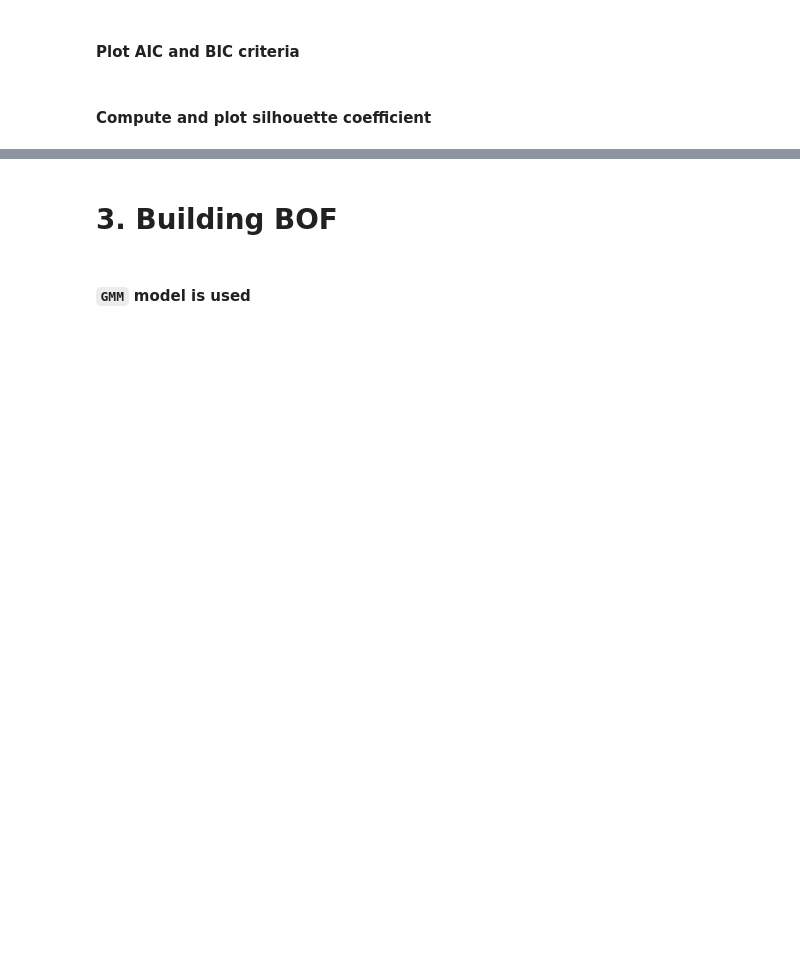
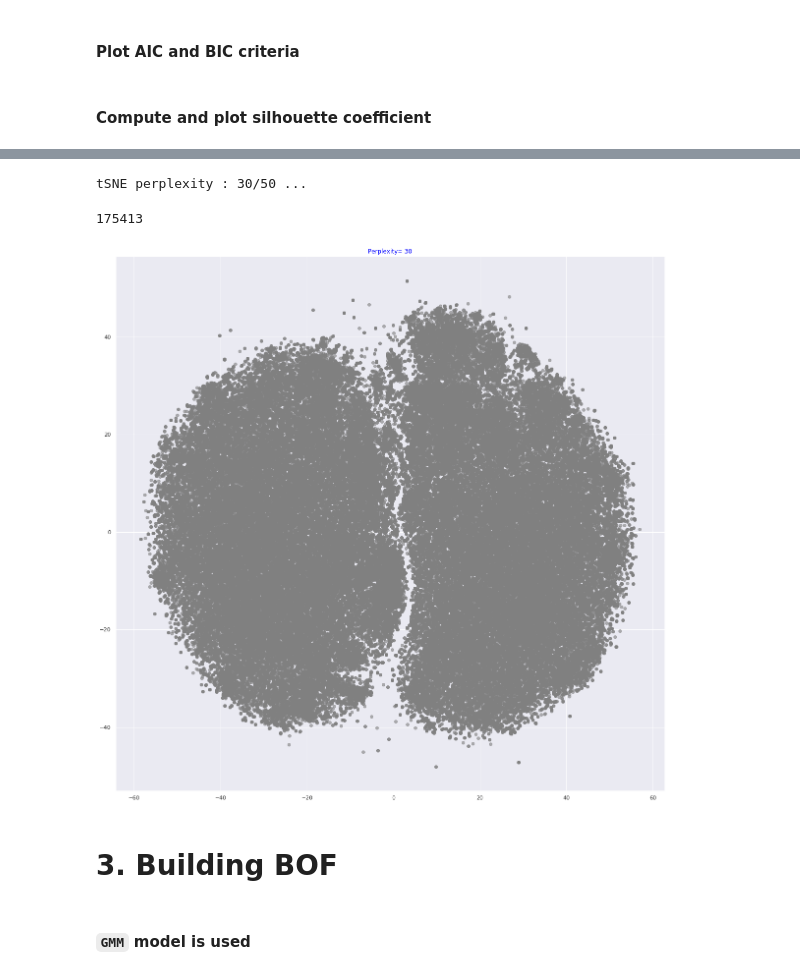
Before and after one commit to dataforcast/OC_Datascientist, a Jupyter notebook: P7/P7_ClusteringDescriptors.ipynb, the cells around one changed output, grey strips where cells are left out. Drawn from its saved outputs; the diff is of its cells as text; code cells hidden in the pictures; blank space fills up the shorter version.

Commit message:
P7 : CNN from Keras  : implementation of keras_vgg16_predict()/ t-SNE implemented / Built CNN with Keras : results

```diff
--- a/P7/P7_ClusteringDescriptors.ipynb
+++ b/P7/P7_ClusteringDescriptors.ipynb
@@ -92,0 +77,6 @@ PCA components ................ : 60
+# %%
+import p5_util
+if True :
+    filename ='./data/oP7_DataBreed.dump'
+    oP7_DataBreed = p5_util.object_load(filename)
+    oP7_DataBreed.show()
@@ -104,3 +109,11 @@ oP7_DataBreed.show()
+# %%
+import P7_DataBreed
+
+if False :
+    oP7_DataBreed=P7_DataBreed.P7_DataBreed('./data/Images')
+    oP7_DataBreed.load()
+    oP7_DataBreed.std_size_build()
+    oP7_DataBreed.show()
 # %% [markdown]
 ## <font color='blus'>1.2. Loading a sampled the dataset</font>
 # %%
@@ -451,5 +383,5 @@ cluster
 # %%
-is_kmeans_clustering = True
+is_kmeans_clustering = False
 # %%
 import p5_util
 import P7_DataBreed
@@ -499,0 +455,5 @@ if is_kmeans_clustering is True :
+# %%
+import p5_util
+dict_tsne_result = p5_util.tsne_X_dim_process_perplexity(oP7_DataBreed.df_desc, list_tsne_perplexity=[30,], tsne_iter=1500)
+# %% [output]
+tSNE perplexity : 30/50 ...
@@ -500,3 +463,13 @@ if is_kmeans_clustering is True :
+# %%
+dict_tsne_result.keys()
+len(dict_tsne_result[30])
+# %% [output]
+175413
+# %%
+import p5_util_plot
+p5_util_plot.plot_2D_dict_tsne_result(dict_tsne_result, 1)
+# %% [output]
+[figure, added]
 # %% [markdown]
 # <font color='blus'>3. Building BOF</font>
 # %% [markdown]
```
Also changed, not shown: parts of 40 cells of this notebook, 7 other files.
